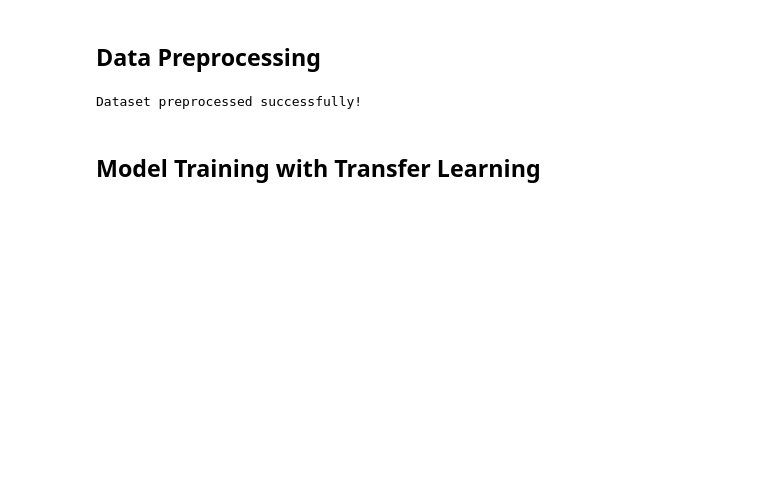
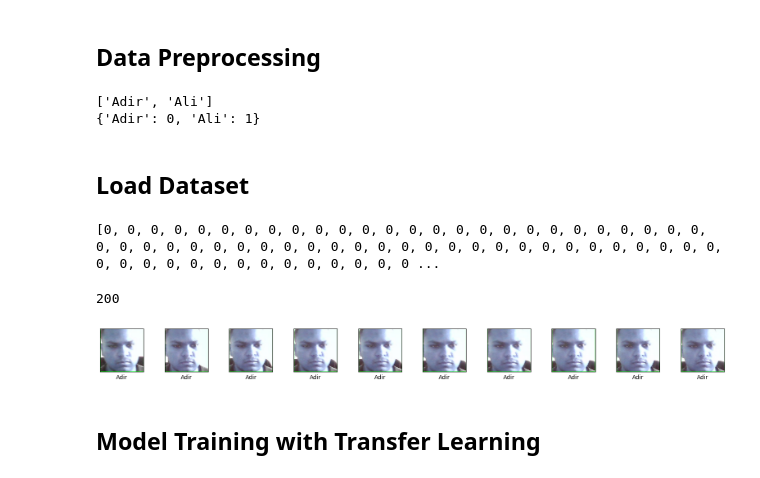
Before and after one commit to adir-jscode/Face-Recognition-ResNet50, a Jupyter notebook: Resnet50.ipynb, the cells around one changed output. Saved outputs shown, nothing was run; the diff lists cells and outputs as text; code cells hidden in the pictures; blank space fills up the shorter version.

```diff
--- a/Resnet50.ipynb
+++ b/Resnet50.ipynb
@@ -91,20 +85,18 @@ Enter the person's name (or type 'done' to finish):  done
 Dataset collection complete!
 # %% [markdown]
 ## Data Preprocessing
+# %%
+# Get class labels from dataset folder names
+persons = [name for name in os.listdir(DATA_DIR) if os.path.isdir(os.path.join(DATA_DIR, name))]
+print(persons)
+labels = {name: i for i, name in enumerate(persons)}
+print(labels)
+# %% [output]
+['Adir', 'Ali']
+{'Adir': 0, 'Ali': 1}
+# %% [markdown]
+## Load Dataset
 # %%
-import cv2
-import os
-import numpy as np
-from sklearn.model_selection import train_test_split
-from tensorflow.keras.utils import to_categorical
-
-IMG_SIZE = 128  # Image size for input
-DATA_DIR = './dataset'
-
-# Get class labels from dataset folder names
-persons = [name for name in os.listdir(DATA_DIR) if os.path.isdir(os.path.join(DATA_DIR, name))]
-labels = {name: i for i, name in enumerate(persons)}
-
 # Load dataset images
 X, y = [], []
 for person in persons:
@@ -119,19 +111,21 @@ for person in persons:
                 y.append(labels[person])
         except Exception as e:
             print(f"Error processing image {img_path}: {e}")
-
-X = np.array(X) / 255.0  # Normalize images
-y = np.array(y)
-
-if len(X) == 0:
-    print("No valid data found. Exiting...")
-    exit()
-
-# Split dataset into training & validation
-X_train, X_val, y_train, y_val = train_test_split(X, y, test_size=0.2, random_state=42)
-y_train = to_categorical(y_train, num_classes=len(persons))
-y_val = to_categorical(y_val, num_classes=len(persons))
-
-print("Dataset preprocessed successfully!")
+print(y)
 # %% [output]
-Dataset preprocessed successfully!
+[0, 0, 0, 0, 0, 0, 0, 0, 0, 0, 0, 0, 0, 0, 0, 0, 0, 0, 0, 0, 0, 0, 0, 0, 0, 0, 0, 0, 0, 0, 0, 0, 0, 0, 0, 0, 0, 0, 0, 0, 0, 0, 0, 0, 0, 0, 0, 0, 0, 0, 0, 0, 0, 0, 0, 0, 0, 0, 0, 0, 0, 0, 0, 0, 0, 0, 0 ...
+# %%
+reversed_dict = {v: k for k, v in labels.items()}
+print(len(X))
+plt.figure(figsize=(20,8))
+for i in range(10):
+    plt.subplot(5, 10, i+1)
+    plt.imshow(X[i])
+    plt.xticks([])
+    plt.yticks([])
+    plt.xlabel(reversed_dict.get(y[i]))
+
+plt.show()
+# %% [output]
+200
+[figure, added]
```
Also changed, not shown: parts of 14 cells of this notebook, 1 other file.
